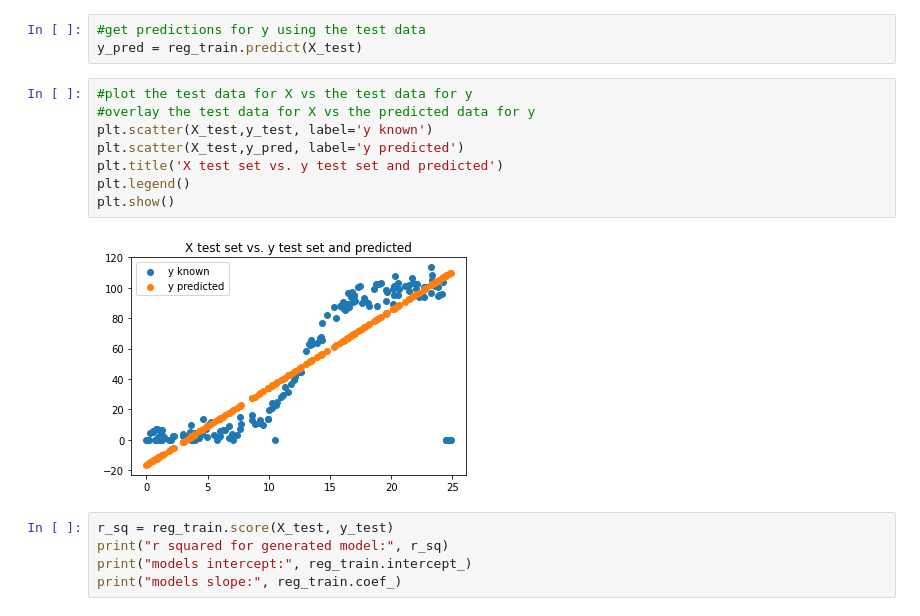
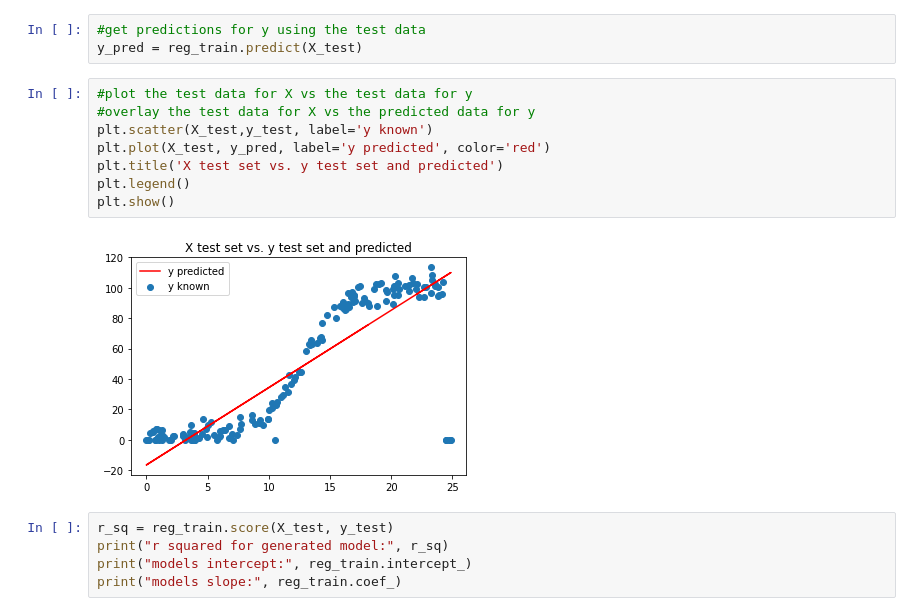
Before and after one commit to itskeithstudent/Fundamentals-of-Data-Analysis-52446-Project-2020, a Jupyter notebook: Notebook/LinearRegression_Project2020.ipynb, the cells around one changed output. Drawn from its saved outputs; the diff is of its cells as text.

Commit message:
Cleanup: Some minor changes, plot of regression using train and test data to use line not scatter, import matplotlib.pyplot at top of notebook.

```diff
--- a/Notebook/LinearRegression_Project2020.ipynb
+++ b/Notebook/LinearRegression_Project2020.ipynb
@@ -88,13 +89,13 @@ y_pred = reg_train.predict(X_test)
 # %%
 #plot the test data for X vs the test data for y
 #overlay the test data for X vs the predicted data for y
 plt.scatter(X_test,y_test, label='y known')
-plt.scatter(X_test,y_pred, label='y predicted')
+plt.plot(X_test, y_pred, label='y predicted', color='red')
 plt.title('X test set vs. y test set and predicted')
 plt.legend()
 plt.show()
 # %% [output]
-[figure, old version]
+[figure, new version]
 # %%
 r_sq = reg_train.score(X_test, y_test)
 print("r squared for generated model:", r_sq)
```
Also changed, not shown: parts of 3 cells of this notebook.
